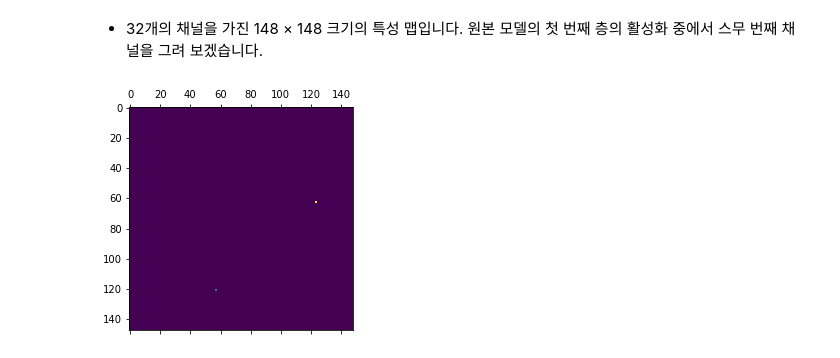
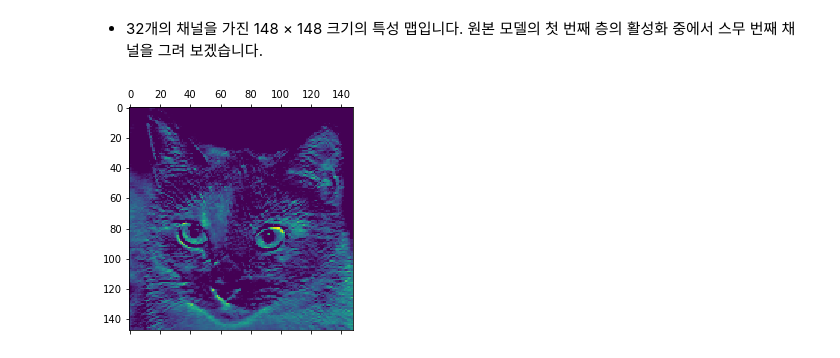
Before and after one commit to junes7/python_deep_learning, a Jupyter notebook: Deep Learning for Computer Vision.ipynb, the cells around one changed output. Saved outputs shown, nothing was run; the diff lists cells and outputs as text; code cells hidden in the pictures.

Commit message:
study how diffrent characteristic of each channel of activation of the first layer in the cat test photo

```diff
--- a/Deep Learning for Computer Vision.ipynb
+++ b/Deep Learning for Computer Vision.ipynb
@@ -1226,10 +1226,10 @@ print(first_layer_activation.shape)
 # %% [markdown]
 * 32개의 채널을 가진 148 × 148 크기의 특성 맵입니다. 원본 모델의 첫 번째 층의 활성화 중에서 스무 번째 채널을 그려 보겠습니다.
 # %%
-# 20번째 채널 시각화하기(Visualize the 20th channel)
+# 22번째 채널 시각화하기(Visualize the 22 channel)
 import matplotlib.pyplot as plt
 
-plt.matshow(first_layer_activation[0, :, :, 19], cmap='viridis')
+plt.matshow(first_layer_activation[0, :, :, 21], cmap='viridis')
 plt.show()
 # %% [output]
-[figure, old version]
+[figure, new version]
```
Also changed, not shown: parts of 7 cells of this notebook.
